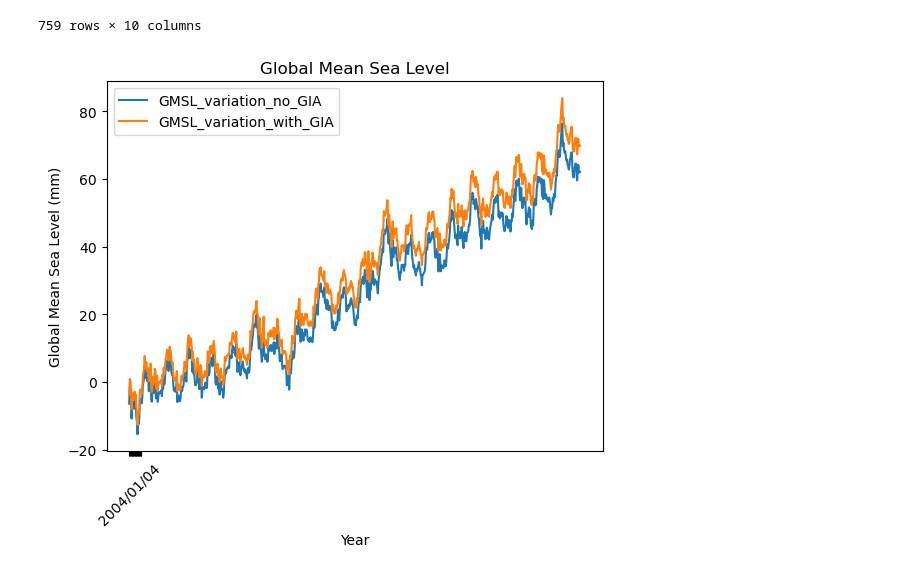
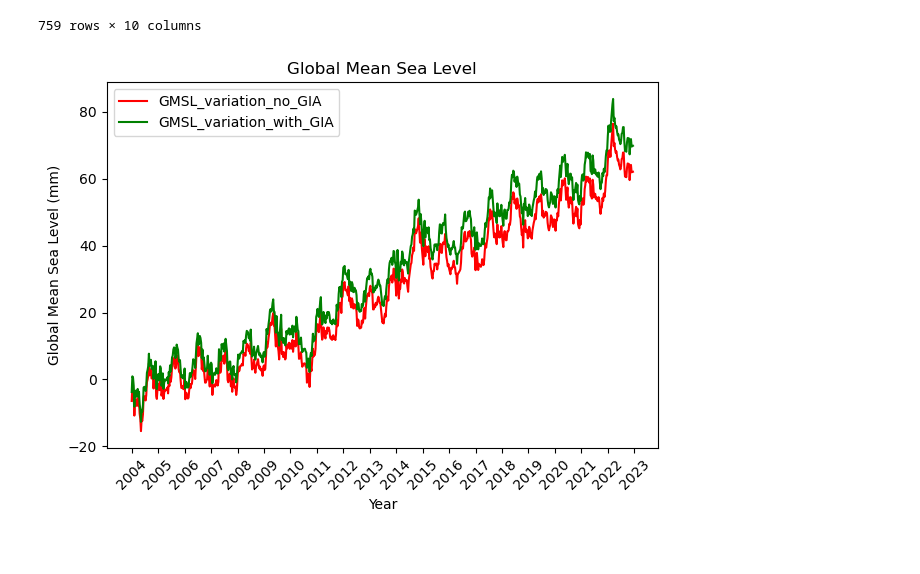
Before and after one commit to dgrimm84/project-1, a Jupyter notebook: SeaLevels.ipynb, the cells around one changed output. Drawn from its saved outputs; the diff is of its cells as text; code cells hidden in the pictures.

```diff
--- a/SeaLevels.ipynb
+++ b/SeaLevels.ipynb
@@ -105,14 +98,24 @@ filter_sea_df
 # %%
 
 
-ax = filter_sea_df.plot(x='date_formatted', y= ['GMSL_variation_no_GIA','GMSL_variation_with_GIA'])
+ax = filter_sea_df.plot(x='date_formatted', y= ['GMSL_variation_no_GIA','GMSL_variation_with_GIA'],color = ['r','g'])
 #ax.xaxis.set_major_formatter(md.DateFormatter('%Y'))
-years = list(range(2004, 2025))
-plt.xticks(range(len(years)), rotation = 45)
+#x = [0.1,0.2,0.3,0.4,0.5,0.6,0.7,0.8,0.9,1.1,1.2,1.3,1.4,1.5,1.6,1.7,1.8,1.9,2.0,2.1,2.2]
+x = list(range(21))
+
+
+# Create a list of years for x-ticks
+years = list(range(2003, 2026))
+
+# Set x-ticks and labels
+ax.xaxis.set_major_locator(MaxNLocator(nbins=22))
+ax.set_xticklabels(years, rotation=45)
+
 #ax.set_xticklabels(years)
 plt.xlabel('Year')
 plt.ylabel('Global Mean Sea Level (mm)')
 plt.title('Global Mean Sea Level')
+plt.tight_layout()
 plt.show()
 # %% [output]
-[figure, old version]
+[figure, new version]
```
Also changed, not shown: parts of 3 cells of this notebook, 3 other files.
